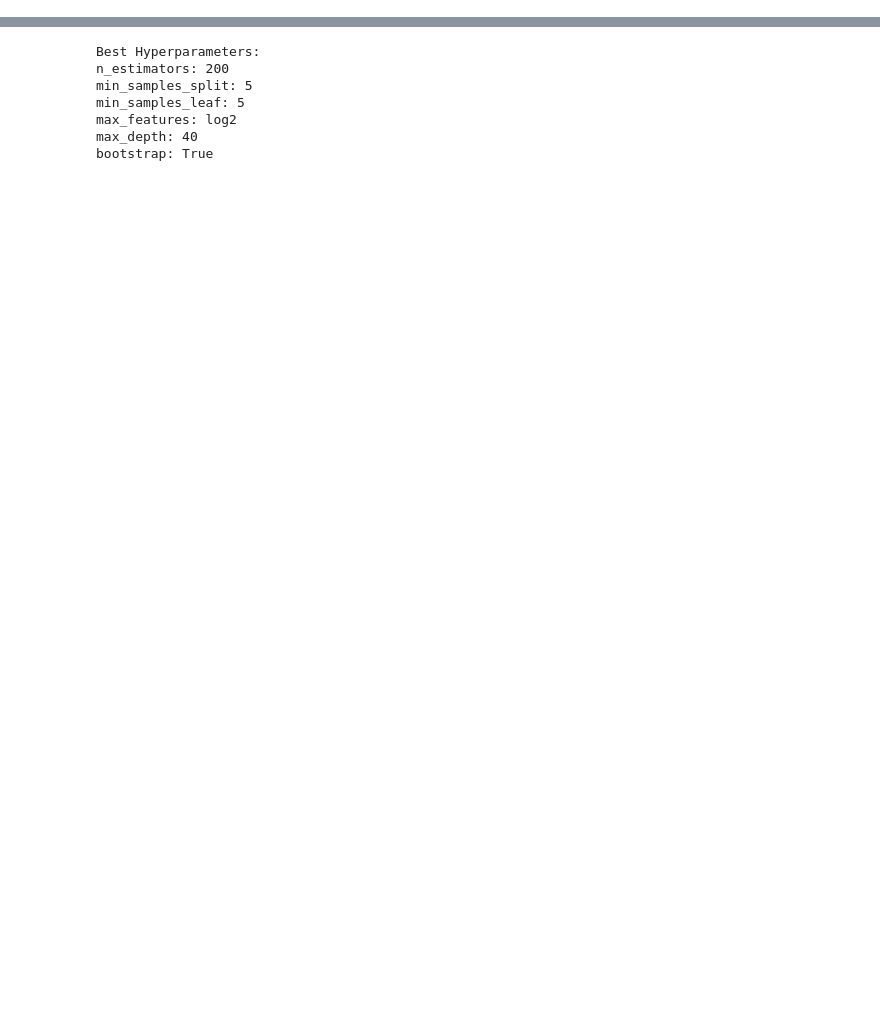
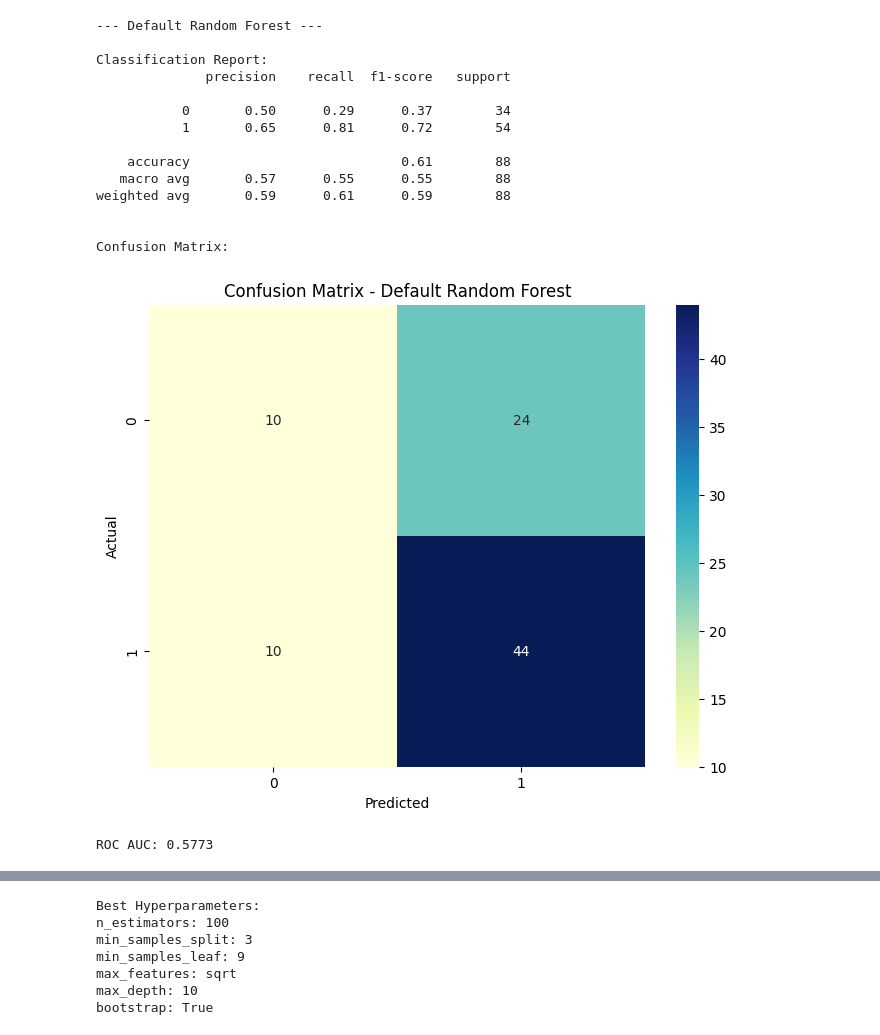
Before and after one commit to pallakk/RV-Prediction-Model-, a Jupyter notebook: random_forest.ipynb, the cells around one changed output, grey strips where cells are left out. Drawn from its saved outputs; the diff is of its cells as text; code cells hidden in the pictures; blank space fills up the shorter version.

```diff
--- a/random_forest.ipynb
+++ b/random_forest.ipynb
@@ -218,0 +277,20 @@ ROC AUC: 0.6966
+# %%
+rf_selected = RandomForestClassifier(random_state=42)
+train_and_evaluate(rf_selected, "Random Forest with Feature Selection", X_train_selected, y_train, X_test_selected, y_test)
+# %% [output]
+--- Default Random Forest ---
+
+Classification Report:
+              precision    recall  f1-score   support
+
+           0       0.50      0.29      0.37        34
+           1       0.65      0.81      0.72        54
+
+    accuracy                           0.61        88
+   macro avg       0.57      0.55      0.55        88
+weighted avg       0.59      0.61      0.59        88
+
+
+Confusion Matrix:
+[figure, added]
+ROC AUC: 0.5773
@@ -219,6 +298,6 @@ ROC AUC: 0.6966
 # %%
 # Tune hyperparameters for the Random Forest model
-best_model, best_params = tune_hyperparameters(X_train, y_train)
+best_model, best_params = tune_hyperparameters(X_train_selected, y_train)
 
 # Print the best hyperparameters
 print("Best Hyperparameters:")
@@ -226,11 +305,11 @@ for param, value in best_params.items():
     print(f"{param}: {value}")
 # %% [output]
 Best Hyperparameters:
-n_estimators: 200
-min_samples_split: 5
-min_samples_leaf: 5
-max_features: log2
-max_depth: 40
+n_estimators: 100
+min_samples_split: 3
+min_samples_leaf: 9
+max_features: sqrt
+max_depth: 10
 bootstrap: True
 # %%
 # Train and evaluate the Random Forest model with tuned hyperparameters
```
Also changed, not shown: parts of 11 cells of this notebook, 6 other files.
